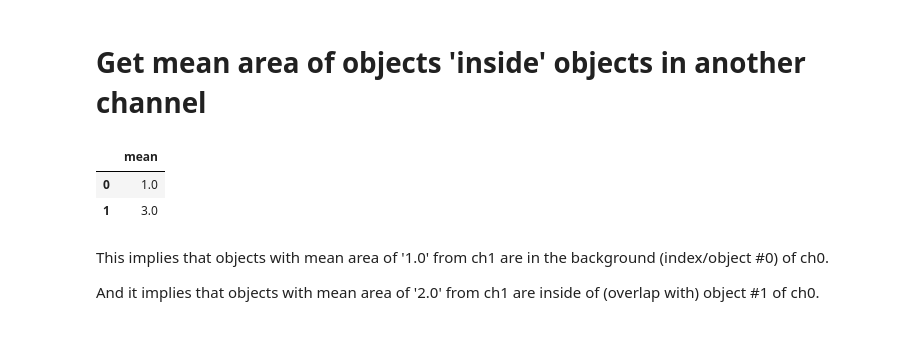
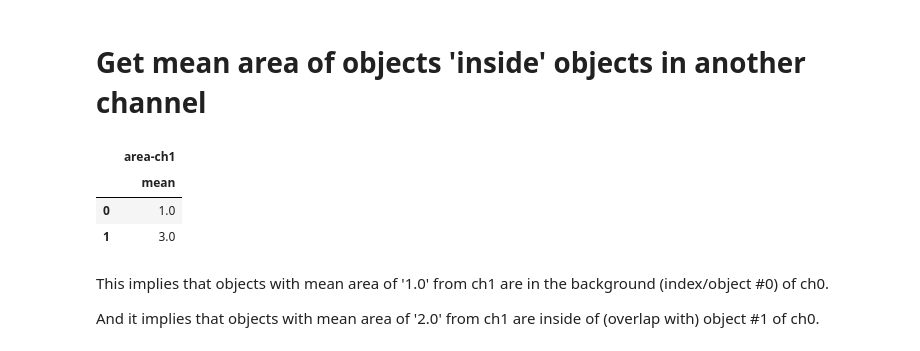
Before and after one commit to haesleinhuepf/napari-skimage-regionprops, a Jupyter notebook: demo/Regionprops_map_channels.ipynb, the cells around one changed output. Saved outputs shown, nothing was run; the diff lists cells and outputs as text; code cells hidden in the pictures.

```diff
--- a/demo/Regionprops_map_channels.ipynb
+++ b/demo/Regionprops_map_channels.ipynb
@@ -87,9 +90,10 @@ And '2.0' objects of ch1 are inside of (overlap with) object #1 of ch0.
 # %% [markdown]
 # Get mean area of objects 'inside' objects in another channel
 # %%
-area_mean = pd.DataFrame(table_list[0]['area-ch1']['mean'])
+area_mean = pd.DataFrame( table_list[0] [ ('area-ch1', 'mean') ] )
 area_mean
 # %% [output]
+|  | area-ch1 |
 |  | mean |
 | 0 | 1.0 |
 | 1 | 3.0 |
```
Also changed, not shown: parts of 7 cells of this notebook, 2 other files.
